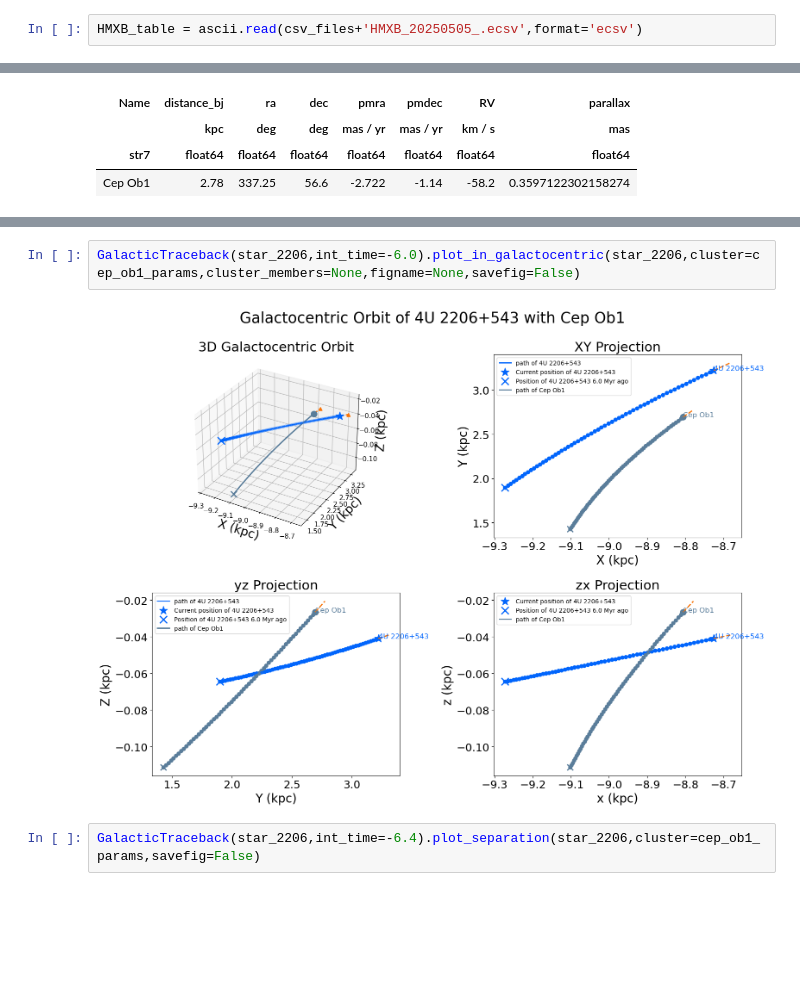
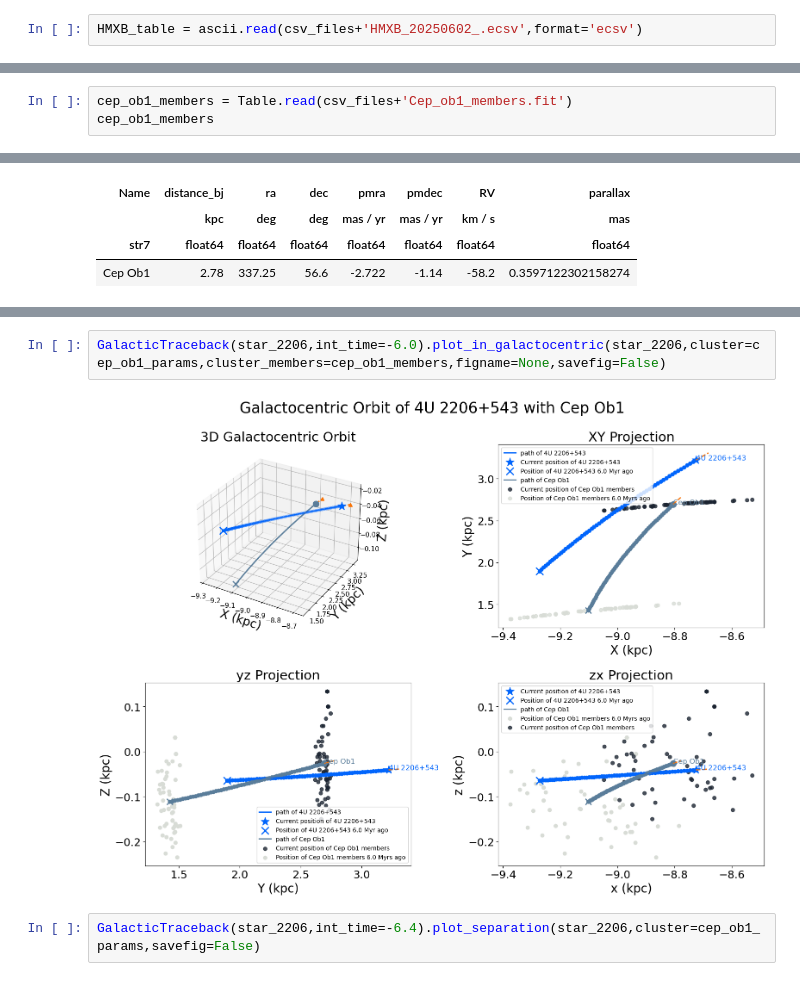
Before and after one commit to MantisShrimp2/Thesis-HMXB, a Jupyter notebook: Code/4U2206+54.ipynb, the cells around one changed output, grey strips where cells are left out. Cells and saved outputs as stored; diff of their text form; blank space fills up the shorter version.

```diff
--- a/Code/4U2206+54.ipynb
+++ b/Code/4U2206+54.ipynb
@@ -29,7 +31,7 @@ csv_files
 # %% [output]
 '/home/karan/Documents/UvA/Thesis/DATA/'
 # %%
-HMXB_table = ascii.read(csv_files+'HMXB_20250505_.ecsv',format='ecsv')
+HMXB_table = ascii.read(csv_files+'HMXB_20250602_.ecsv',format='ecsv')
 # %%
 HMXB_table['Name']
 # %% [output]
@@ -87,0 +92,3 @@ Table length=1
+# %%
+cep_ob1_members = Table.read(csv_files+'Cep_ob1_members.fit')
+cep_ob1_members
@@ -120,7 +167,7 @@ Table length=1
 # %%
-GalacticTraceback(star_2206,int_time=-6.0).plot_in_galactocentric(star_2206,cluster=cep_ob1_params,cluster_members=None,figname=None,savefig=False)
+GalacticTraceback(star_2206,int_time=-6.0).plot_in_galactocentric(star_2206,cluster=cep_ob1_params,cluster_members=cep_ob1_members,figname=None,savefig=False)
 # %% [output]
-[figure, old version]
+[figure, new version]
 # %%
 GalacticTraceback(star_2206,int_time=-6.4).plot_separation(star_2206,cluster=cep_ob1_params,savefig=False)
 # %% [output]
```
Also changed, not shown: parts of 19 cells of this notebook.
